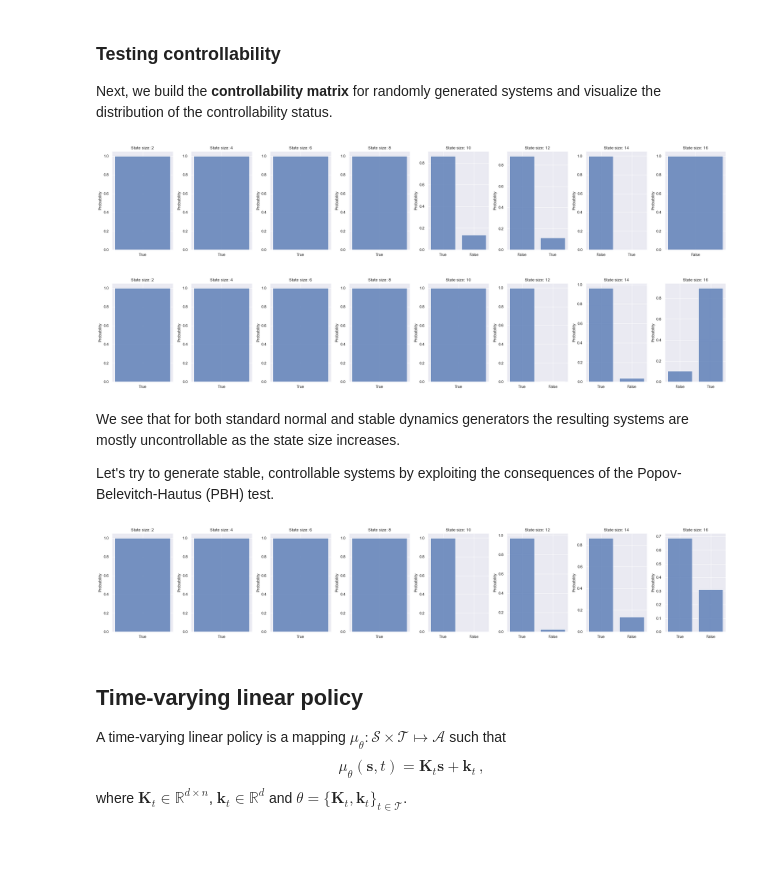
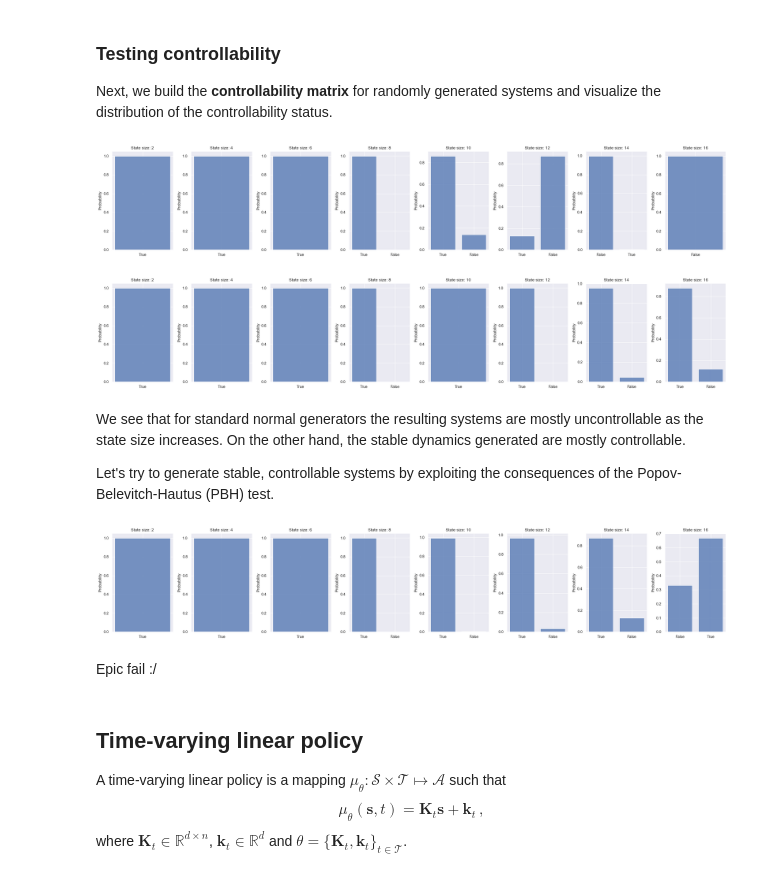
Before and after one commit to 0xangelo/LQSVG, a Jupyter notebook: experiments/lqg.ipynb, the cells around one changed output. Cells and saved outputs as stored; diff of their text form; code cells hidden in the pictures; blank space fills up the shorter version.

```diff
--- a/experiments/lqg.ipynb
+++ b/experiments/lqg.ipynb
@@ -191,10 +153,10 @@ def hist_by_state_dim(func: callable, sampler, **kwargs):
     for i, ax in tqdm(enumerate(axes), total=8):
         generator.n_state = 2 * (i + 1)
 
-        data = list(map(func, (sampler(generator) for _ in range(1000))))
-        if all(isinstance(d, bool) for d in data):
-            data = list(map(str, data))
-            kwargs.update(shrink=0.8, stat="probability", bins=["True", "False"])
+        data = func(sampler(generator, 1000))
+        if data.dtype == bool:
+            data = data.astype(str)
+            kwargs.update(shrink=0.8, stat="probability")
 
         sns.histplot(ax=ax, data=data, **kwargs)
         ax.set_title(f"State size: {generator.n_state}")
@@ -221,26 +183,15 @@ To have stable dynamics we generate random matrices $\mathbf{F_s}$ with eigenval
 <div class="alert alert-block alert-info">
     <b>Note:</b> for now we sample only real eigenvalues
 </div>
-# %%
-def stable_dynamics(gen: LQGGenerator) -> lqr.LinSDynamics:
-    dynamics = gens.make_linsdynamics(
-        gen.n_state, gen.n_ctrl, gen.horizon, stationary=True
-    )
-    F_s, F_a = stat_dynamics_factors(dynamics)
-
-    #     eigvals, _ = torch.eig(nt.unnamed(F_s))
-    #     F_s = F_s / torch.norm(eigvals, dim=-1).max()
-
-    ortho = torch.as_tensor(ortho_group.rvs(gen.n_state), dtype=torch.float)
-    eigvals = torch.diag_embed(torch.empty(gen.n_state).uniform_(-1, 1))
-    F_s = ortho.transpose(-2, -1) @ eigvals @ ortho
-
-    F = torch.cat([F_s, F_a], dim=-1).expand_as(dynamics.F)
-    return lqr.LinSDynamics(
-        F=F.refine_names(*dynamics.F.names), f=dynamics.f, W=dynamics.W
-    )
-
-
-def gen_stable_dynamics(gen: LQGGenerator, samples: int):
-    return (stable_dynamics(gen) for _ in range(samples))
+# %%
+def stable_dynamics(gen: LQGGenerator, samples: int) -> lqr.LinSDynamics:
+    dynamics = gens.make_linsdynamics(
+        gen.n_state,
+        gen.n_ctrl,
+        gen.horizon,
+        stationary=True,
+        n_batch=samples,
+        Fs_eigval_range=(0.0, 1.0),
+    )
+    return dynamics
 # %%
@@ -280,13 +221,13 @@ def iscontrollable(dynamics: lqr.LinSDynamics) -> bool:
 # %%
-hist_by_state_dim(iscontrollable, standard_normal_dynamics)
+hist_by_state_dim(utils.iscontrollable, standard_normal_dynamics)
 # %% [output]
-[figure, old version]
+[figure, new version]
 # %%
-hist_by_state_dim(iscontrollable, stable_dynamics)
+hist_by_state_dim(utils.iscontrollable, stable_dynamics)
 # %% [output]
-[figure, old version]
+[figure, new version]
 # %% [markdown]
-We see that for both standard normal and stable dynamics generators the resulting systems are mostly uncontrollable as the state size increases.
+We see that for standard normal generators the resulting systems are mostly uncontrollable as the state size increases. On the other hand, the stable dynamics generated are mostly controllable.
 
 Let's try to generate stable, controllable systems by exploiting the consequences of the Popov-Belevitch-Hautus (PBH) test.
 # %%
@@ -312,7 +253,9 @@ def stable_ctrb_dynamics(gen: LQGGenerator) -> lqr.LinSDynamics:
 # %%
-hist_by_state_dim(iscontrollable, stable_ctrb_dynamics)
+hist_by_state_dim(utils.iscontrollable, stable_ctrb_dynamics)
 # %% [output]
-[figure, old version]
+[figure, new version]
+# %% [markdown]
+Epic fail :/
 # %% [markdown]
 ## Time-varying linear policy
 
```
Also changed, not shown: parts of 35 cells of this notebook.
